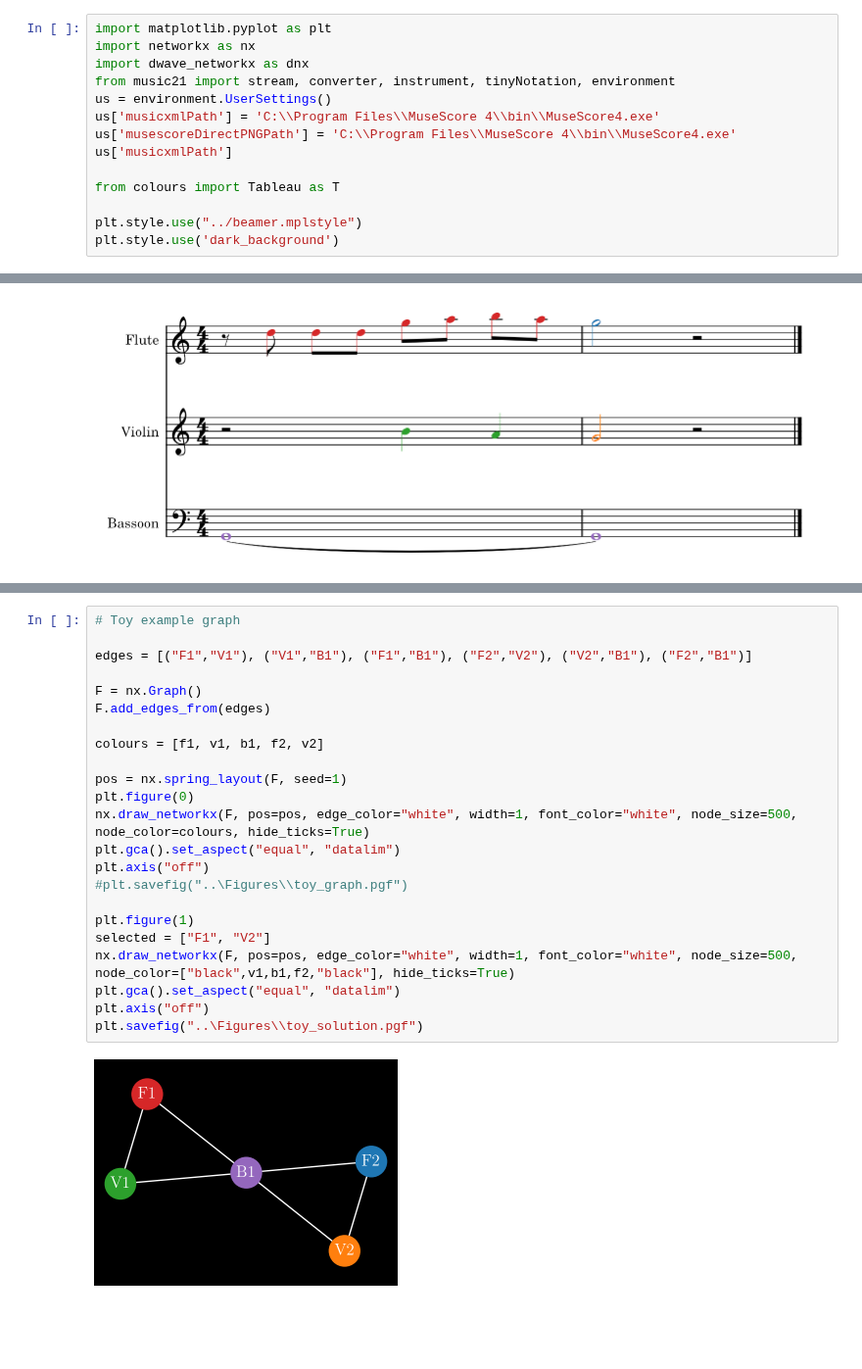
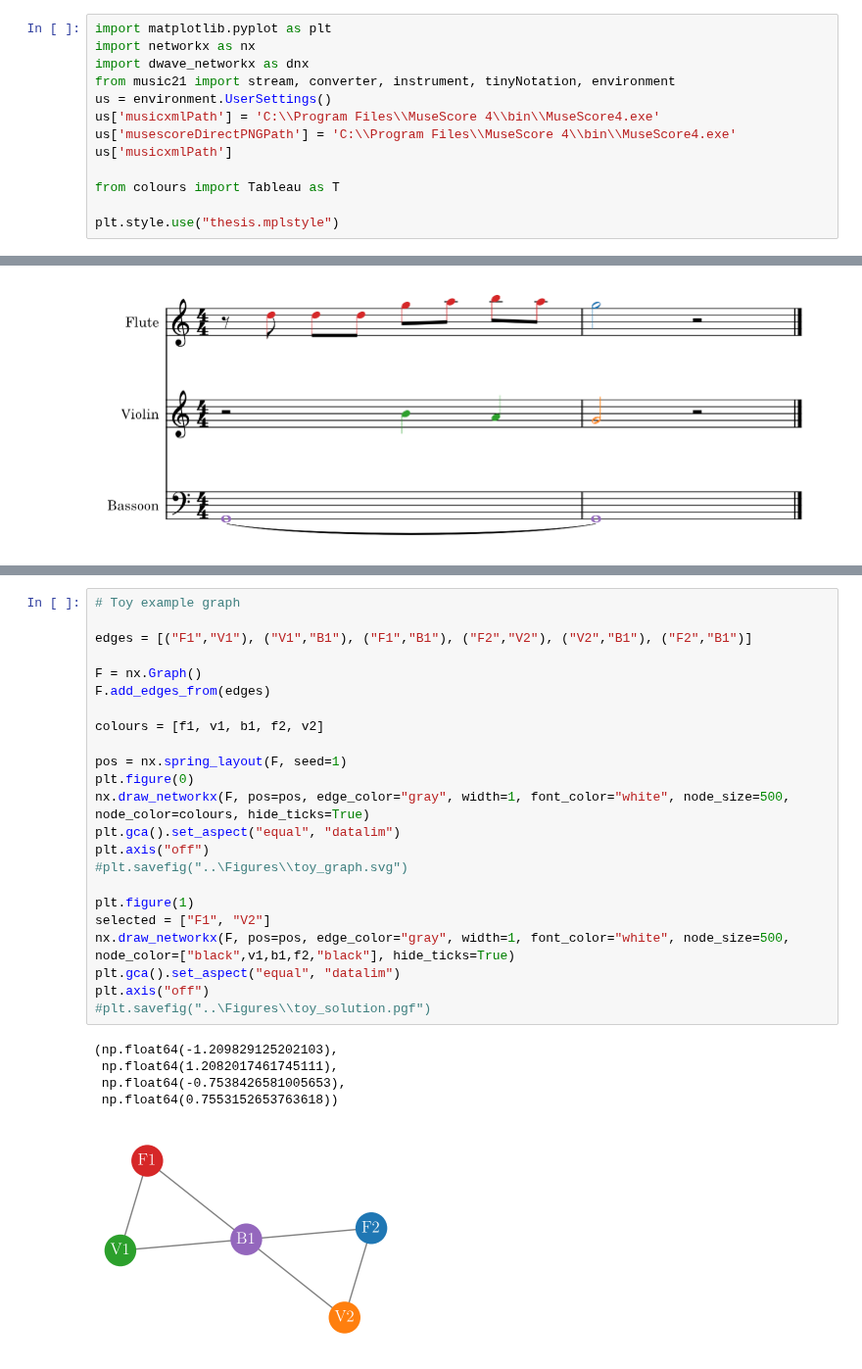
Before and after one commit to KirbyZX/PHYS4213, a Jupyter notebook: Code/Figures.ipynb, the cells around one changed output, grey strips where cells are left out. Shown at 98% size. Drawn from its saved outputs; the diff is of its cells as text; blank space fills up the shorter version.

Commit message:
Experiment with figures

```diff
--- a/Code/Figures.ipynb
+++ b/Code/Figures.ipynb
@@ -10,8 +10,7 @@ us['musicxmlPath']
 
 from colours import Tableau as T
 
-plt.style.use("../beamer.mplstyle")
-plt.style.use('dark_background')
+plt.style.use("thesis.mplstyle")
 # %%
 # Pegasus architecture
 
@@ -87,25 +86,29 @@ WindowsPath('c:/Users/Lucas/OneDrive - Durham University/PHYS4213/Figures/toy_ar
 # %%
 # Toy example graph
 
 edges = [("F1","V1"), ("V1","B1"), ("F1","B1"), ("F2","V2"), ("V2","B1"), ("F2","B1")]
 
 F = nx.Graph()
 F.add_edges_from(edges)
 
 colours = [f1, v1, b1, f2, v2]
 
 pos = nx.spring_layout(F, seed=1)
 plt.figure(0)
-nx.draw_networkx(F, pos=pos, edge_color="white", width=1, font_color="white", node_size=500, node_color=colours, hide_ticks=True)
+nx.draw_networkx(F, pos=pos, edge_color="gray", width=1, font_color="white", node_size=500, node_color=colours, hide_ticks=True)
 plt.gca().set_aspect("equal", "datalim")
 plt.axis("off")
-#plt.savefig("..\Figures\\toy_graph.pgf")
+#plt.savefig("..\Figures\\toy_graph.svg")
 
 plt.figure(1)
 selected = ["F1", "V2"]
-nx.draw_networkx(F, pos=pos, edge_color="white", width=1, font_color="white", node_size=500, node_color=["black",v1,b1,f2,"black"], hide_ticks=True)
+nx.draw_networkx(F, pos=pos, edge_color="gray", width=1, font_color="white", node_size=500, node_color=["black",v1,b1,f2,"black"], hide_ticks=True)
 plt.gca().set_aspect("equal", "datalim")
 plt.axis("off")
-plt.savefig("..\Figures\\toy_solution.pgf")
+#plt.savefig("..\Figures\\toy_solution.pgf")
 # %% [output]
+(np.float64(-1.209829125202103),
+ np.float64(1.2082017461745111),
+ np.float64(-0.7538426581005653),
+ np.float64(0.7553152653763618))
-[figure, old version]
+[figure, new version]
```
Also changed, not shown: parts of 3 cells of this notebook, 4 other files.
